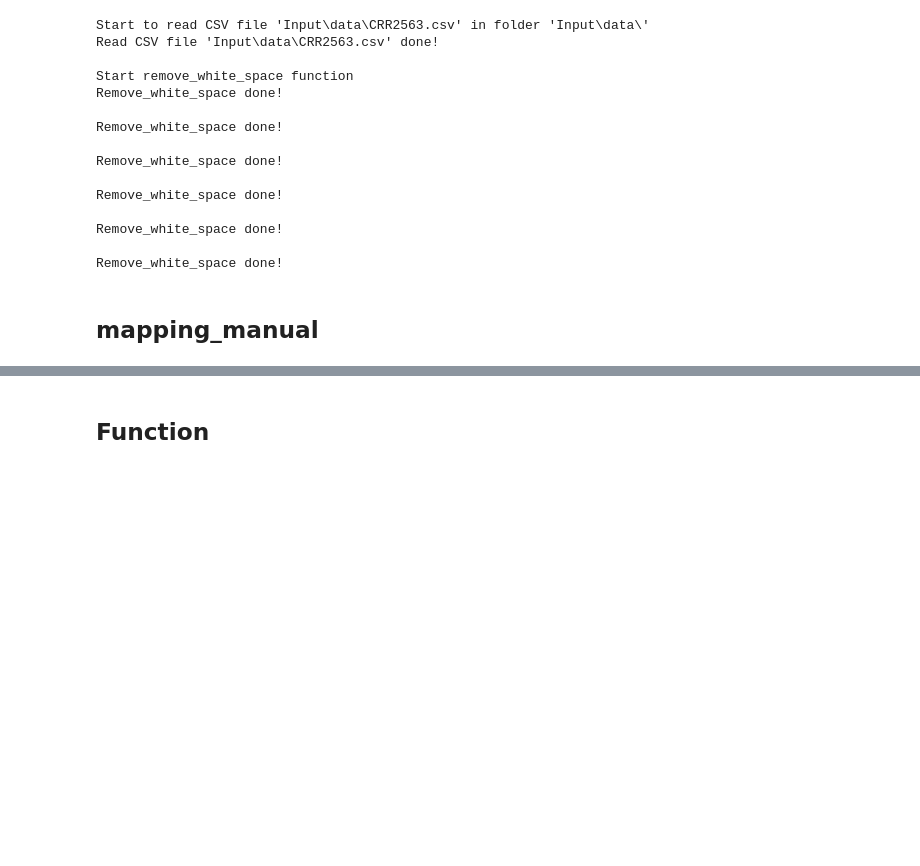
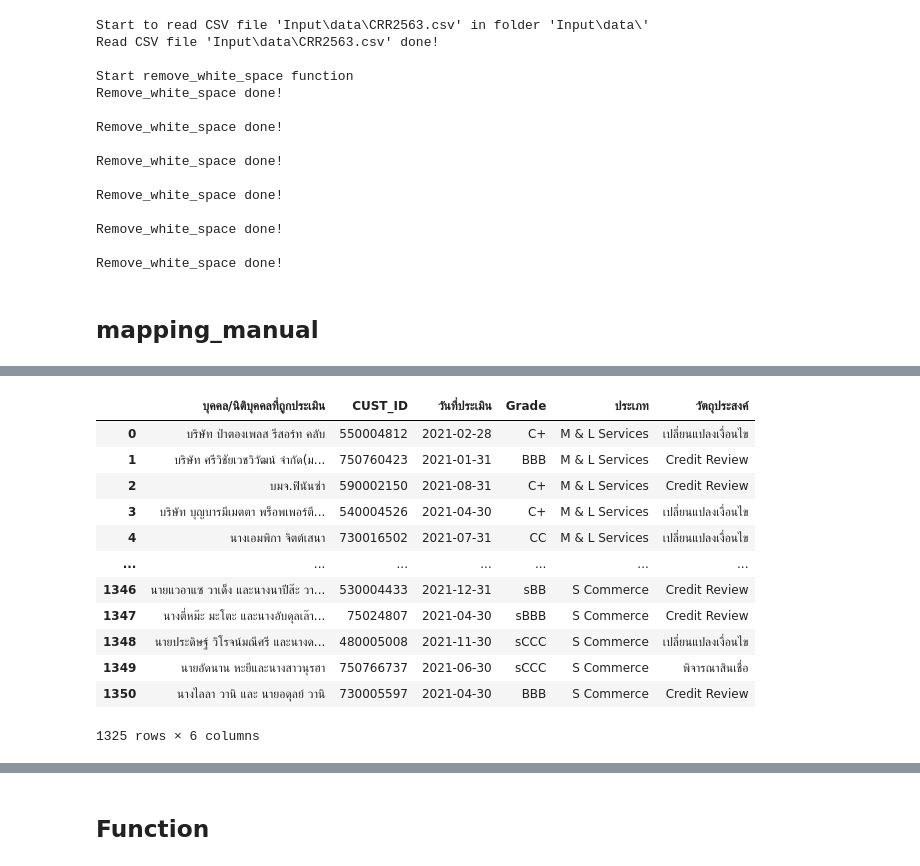
Before and after one commit to Taecpy/CRR-validate, a Jupyter notebook: CRR_validate.ipynb, the cells around one changed output, grey strips where cells are left out. Drawn from its saved outputs; the diff is of its cells as text; code cells hidden in the pictures; blank space fills up the shorter version.

Commit message:
clear date

```diff
--- a/CRR_validate.ipynb
+++ b/CRR_validate.ipynb
@@ -83,0 +111,28 @@ Remove_white_space done!
+# %%
+### TEST
+### prepare
+data = pd.read_csv(input_data+'CRR2563.csv',encoding='UTF-8')
+data['เลขที่ CIF'] = data['เลขที่ CIF'].str.strip()
+data.dropna(subset=['เลขที่ CIF'],inplace=True)
+data.rename(columns={"เลขที่ CIF": "CUST_ID"},inplace=True)
+### fitter not number
+data_main = data[data['CUST_ID'].str.contains(r'[0-9]')]
+### convert type object to int
+data_main['CUST_ID'] = data_main['CUST_ID'].astype(np.int64)
+data_main['วันที่ประเมิน'] = data_main['วันที่ประเมิน'].replace({'2563':'31/12/2563'})
+replace_year(data_main,'2563','2021')
+DATE_end_of_mouth(data_main)
+# %% [output]
+|  | บุคคล/นิติบุคคลที่ถูกประเมิน | CUST_ID | วันที่ประเมิน | Grade | ประเภท | วัตถุประสงค์ |
+| 0 | บริษัท ป่าตองเพลส รีสอร์ท คลับ | 550004812 | 2021-02-28 | C+ | M & L Services | เปลี่ยนแปลงเงื่อนไข |
+| 1 | บริษัท ศรีวิชัยเวชวิวัฒน์ จำกัด(ม... | 750760423 | 2021-01-31 | BBB | M & L Services | Credit Review |
+| 2 | บมจ.ฟินันซ่า | 590002150 | 2021-08-31 | C+ | M & L Services | Credit Review |
+| 3 | บริษัท บุญบารมีเมตตา พร็อพเพอร์ตี... | 540004526 | 2021-04-30 | C+ | M & L Services | เปลี่ยนแปลงเงื่อนไข |
+| 4 | นางเอมพิกา จิตต์เสนา | 730016502 | 2021-07-31 | CC | M & L Services | เปลี่ยนแปลงเงื่อนไข |
+| ... | ... | ... | ... | ... | ... | ... |
+| 1346 | นายแวอาแซ วาเด็ง และนางนาปีส๊ะ วา... | 530004433 | 2021-12-31 | sBB | S Commerce | Credit Review |
+| 1347 | นางตี่หม๊ะ มะโตะ และนางอับดุลเล๊า... | 75024807 | 2021-04-30 | sBBB | S Commerce | Credit Review |
+| 1348 | นายประดิษฐ์ วิโรจน์มณีศรี และนางด... | 480005008 | 2021-11-30 | sCCC | S Commerce | เปลี่ยนแปลงเงื่อนไข |
+| 1349 | นายอัดนาน หะยีและนางสาวนุรฮา | 750766737 | 2021-06-30 | sCCC | S Commerce | พิจารณาสินเชื่อ |
+| 1350 | นางไลลา วานิ และ นายอดุลย์ วานิ | 730005597 | 2021-04-30 | BBB | S Commerce | Credit Review |
+1325 rows × 6 columns
```
Also changed, not shown: parts of 6 cells of this notebook, 1 other file.
